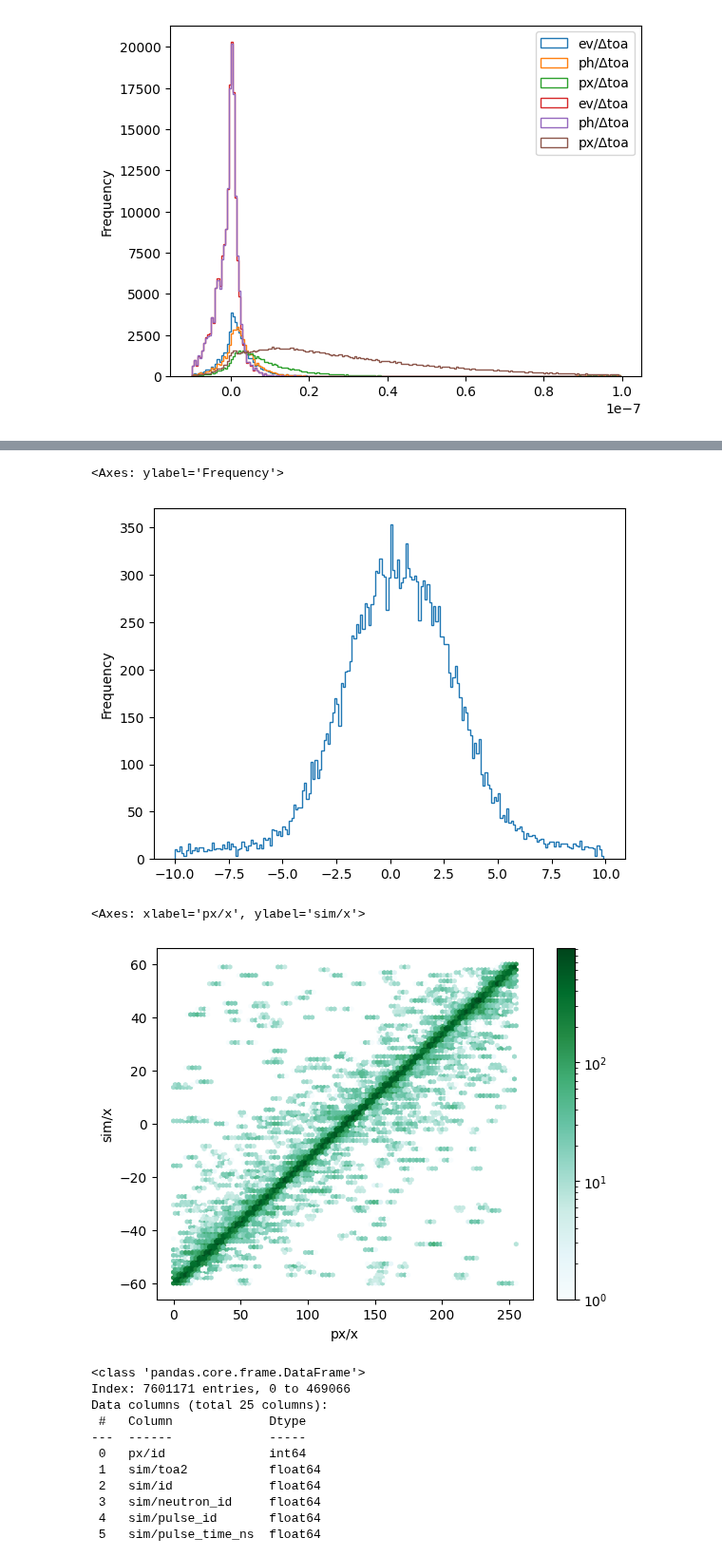
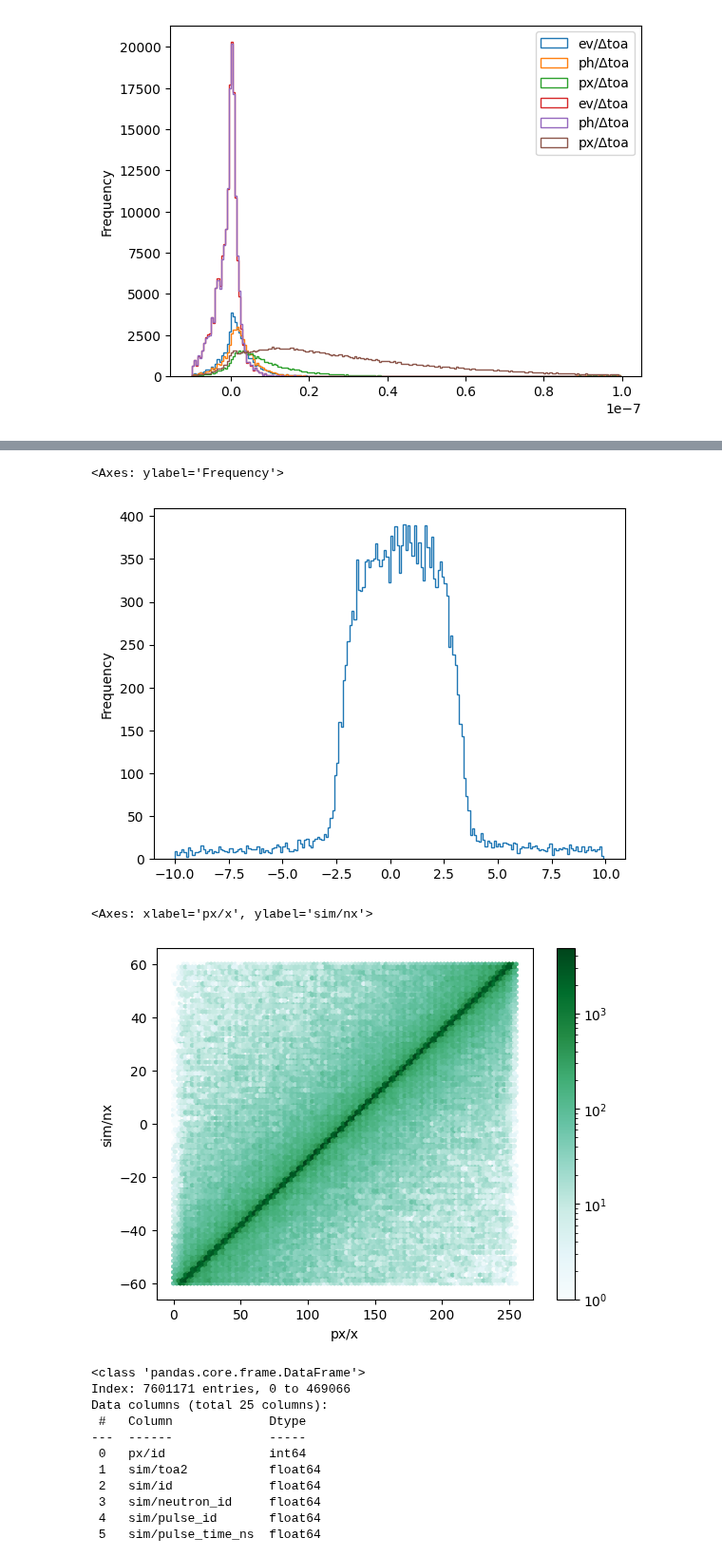
Before and after one commit to TsvikiHirsh/G4LumaCam, a Jupyter notebook: notebooks/read_merge_results.ipynb, the cells around one changed output, grey strips where cells are left out. Shown at 95% size. Cells and saved outputs as stored; diff of their text form; code cells hidden in the pictures.

```diff
--- a/notebooks/read_merge_results.ipynb
+++ b/notebooks/read_merge_results.ipynb
@@ -25,6 +27,6 @@ def read_merged(path="../z30"):
     df.name = path.stem
     return df
 # %%
-oof = read_merged("archive/openbeam_ptb_hs/z30//out_of_focus/")
-inf = read_merged("archive/openbeam_ptb_hs/z30/in_focus")
+oof = read_merged("archive/openbeam_ptb_5e6/out_of_focus/")
+inf = read_merged("archive/openbeam_ptb_5e6/in_focus/")
 # %%
@@ -76,0 +84,4 @@ dtype: object
+# %%
+oof["dz"] = pd.cut(oof["sim/pz"],arange(0,21,10),labels=arange(0,20,10))
+oof.groupby("dz").plot.hist(y="ev/Δx",bins=arange(-10,10,0.1),histtype="step",ax=gca(),logy=False,density=True)
+# df.query("`sim/parentName`=='e-'").groupby("dz").plot.hist(y="ev/Δx",bins=arange(-10,10,0.5),histtype="step",ax=gca(),logy=False,ls="--",density=True)
@@ -249,13 +268,13 @@ df.plot.hist(y=["ev/n","ph/n"],bins=arange(80),histtype="step",logy=False)
 # %%
-df.groupby("ev/id")["ev/Δx"].mean().plot.hist(bins=arange(-10,10,0.1),histtype="step",logy=False)
+inf.groupby("ev/id")["ev/Δx"].mean().plot.hist(bins=arange(-10,10,0.1),histtype="step",logy=False)
 # %% [output]
 <Axes: ylabel='Frequency'>
-[figure, old version]
+[figure, new version]
 # %%
-df.plot.hexbin(x="px/x",y="sim/x",bins="log")
+oof.plot.hexbin(x="px/x",y="sim/nx",bins="log")
 # %% [output]
-<Axes: xlabel='px/x', ylabel='sim/x'>
+<Axes: xlabel='px/x', ylabel='sim/nx'>
-[figure, old version]
+[figure, new version]
 # %%
 df.info()
 # %% [output]
```
Also changed, not shown: parts of 19 cells of this notebook, 3 other files.
